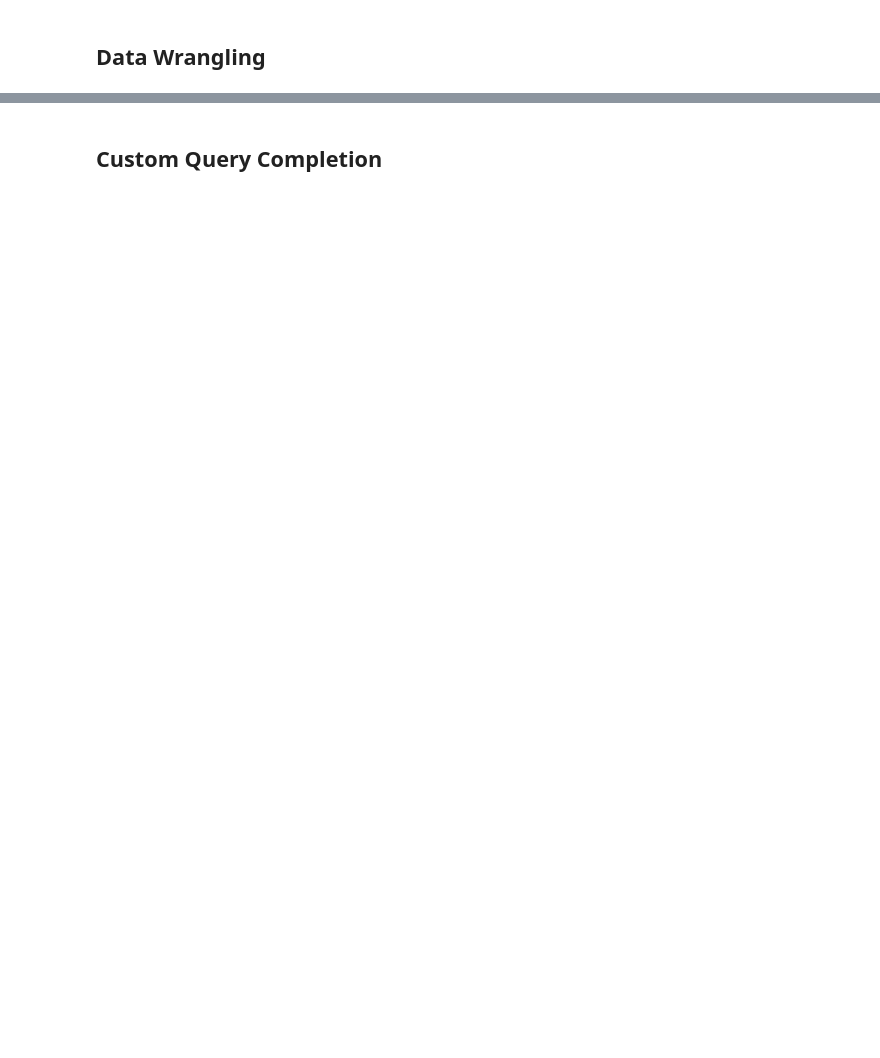
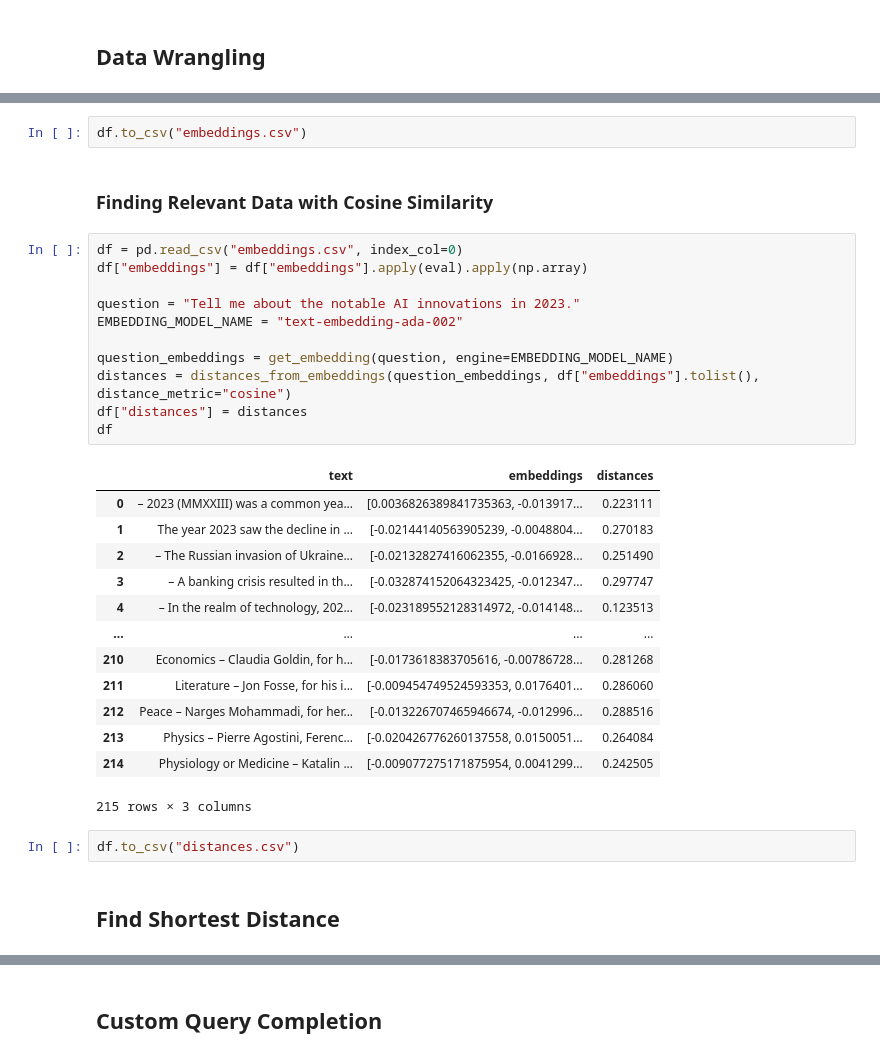
Before and after one commit to kazpot/udacity-gen-ai, a Jupyter notebook: project2/project.ipynb, the cells around one changed output, grey strips where cells are left out. Saved outputs shown, nothing was run; the diff lists cells and outputs as text; blank space fills up the shorter version.

```diff
--- a/project2/project.ipynb
+++ b/project2/project.ipynb
@@ -4,0 +180,33 @@
+# %%
+df.to_csv("embeddings.csv")
+# %% [markdown]
+### Finding Relevant Data with Cosine Similarity
+# %%
+df = pd.read_csv("embeddings.csv", index_col=0)
+df["embeddings"] = df["embeddings"].apply(eval).apply(np.array)
+
+question = "Tell me about the notable AI innovations in 2023."
+EMBEDDING_MODEL_NAME = "text-embedding-ada-002"
+
+question_embeddings = get_embedding(question, engine=EMBEDDING_MODEL_NAME)
+distances = distances_from_embeddings(question_embeddings, df["embeddings"].tolist(), distance_metric="cosine")
+df["distances"] = distances
+df
+# %% [output]
+|  | text | embeddings | distances |
+| 0 | – 2023 (MMXXIII) was a common yea... | [0.0036826389841735363, -0.013917... | 0.223111 |
+| 1 | The year 2023 saw the decline in ... | [-0.02144140563905239, -0.0048804... | 0.270183 |
+| 2 | – The Russian invasion of Ukraine... | [-0.02132827416062355, -0.0166928... | 0.251490 |
+| 3 | – A banking crisis resulted in th... | [-0.032874152064323425, -0.012347... | 0.297747 |
+| 4 | – In the realm of technology, 202... | [-0.023189552128314972, -0.014148... | 0.123513 |
+| ... | ... | ... | ... |
+| 210 | Economics – Claudia Goldin, for h... | [-0.0173618383705616, -0.00786728... | 0.281268 |
+| 211 | Literature – Jon Fosse, for his i... | [-0.009454749524593353, 0.0176401... | 0.286060 |
+| 212 | Peace – Narges Mohammadi, for her... | [-0.013226707465946674, -0.012996... | 0.288516 |
+| 213 | Physics – Pierre Agostini, Ferenc... | [-0.020426776260137558, 0.0150051... | 0.264084 |
+| 214 | Physiology or Medicine – Katalin ... | [-0.009077275171875954, 0.0041299... | 0.242505 |
+215 rows × 3 columns
+# %%
+df.to_csv("distances.csv")
+# %% [markdown]
+## Find Shortest Distance
```
Also changed, not shown: parts of 25 cells of this notebook, 4 other files.
